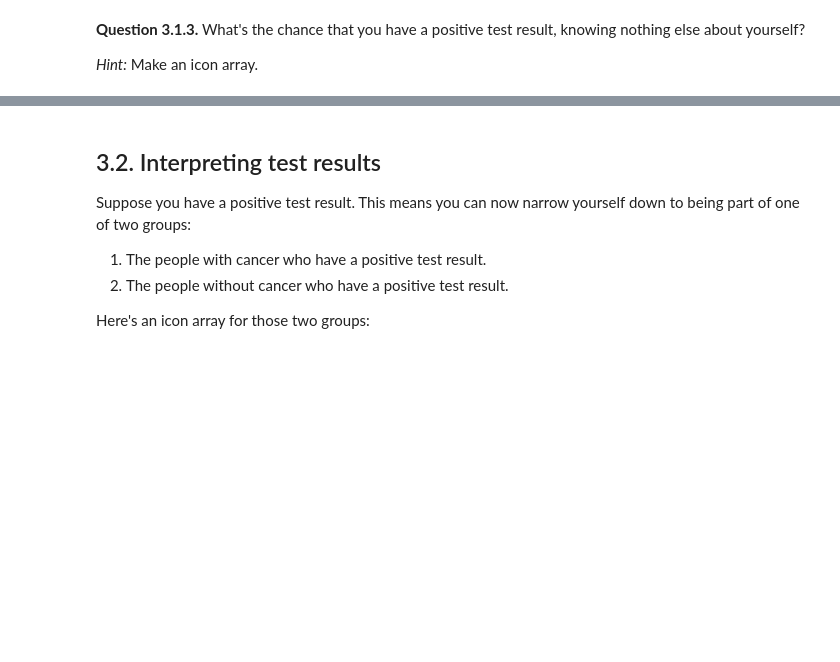
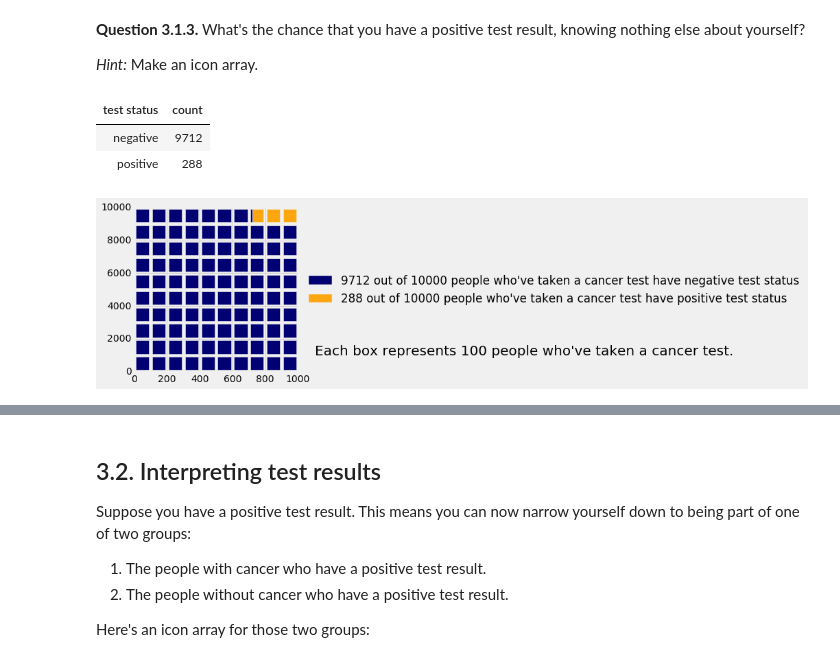
Before and after one commit to data-8/data8assets, a Jupyter notebook: labs/lab14/lab14.ipynb, the cells around one changed output, grey strips where cells are left out. Cells and saved outputs as stored; diff of their text form; code cells hidden in the pictures; blank space fills up the shorter version.

```diff
--- a/labs/lab14/lab14.ipynb
+++ b/labs/lab14/lab14.ipynb
@@ -365,10 +384,17 @@ display_grouped_icon_array(by_health, "people who've taken a cancer test")
 *Hint:* Make an icon array.
 # %%
 # We first made an icon array in the 2 lines below.
-by_test = ...
+by_test = people.select([1, 2]).group(0, sum).relabeled(1, 'count')
+
 display_grouped_icon_array(by_test, "people who've taken a cancer test")
 
 # Fill in the probabiliy of having a positive test result.
-probability_positive_test = ...
+probability_positive_test = 288/(9712+288)
+by_test
+# %% [output]
+| test status | count |
+| negative | 9712 |
+| positive | 288 |
+[figure, added]
 # %%
 _ = lab14.grade("q313")
```
Also changed, not shown: parts of 18 cells of this notebook.
